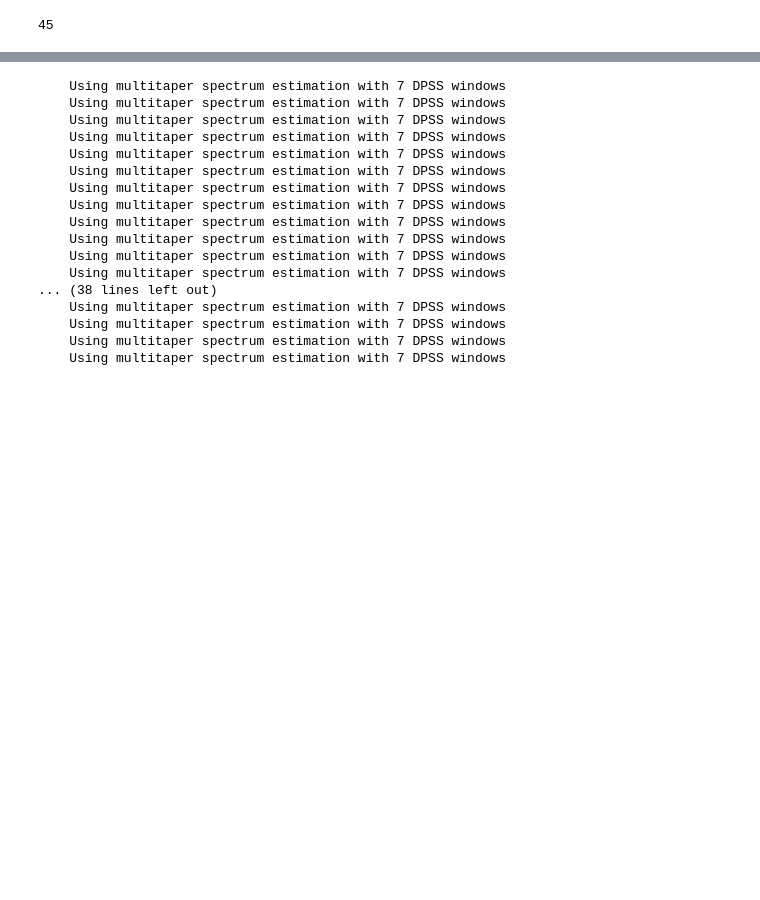
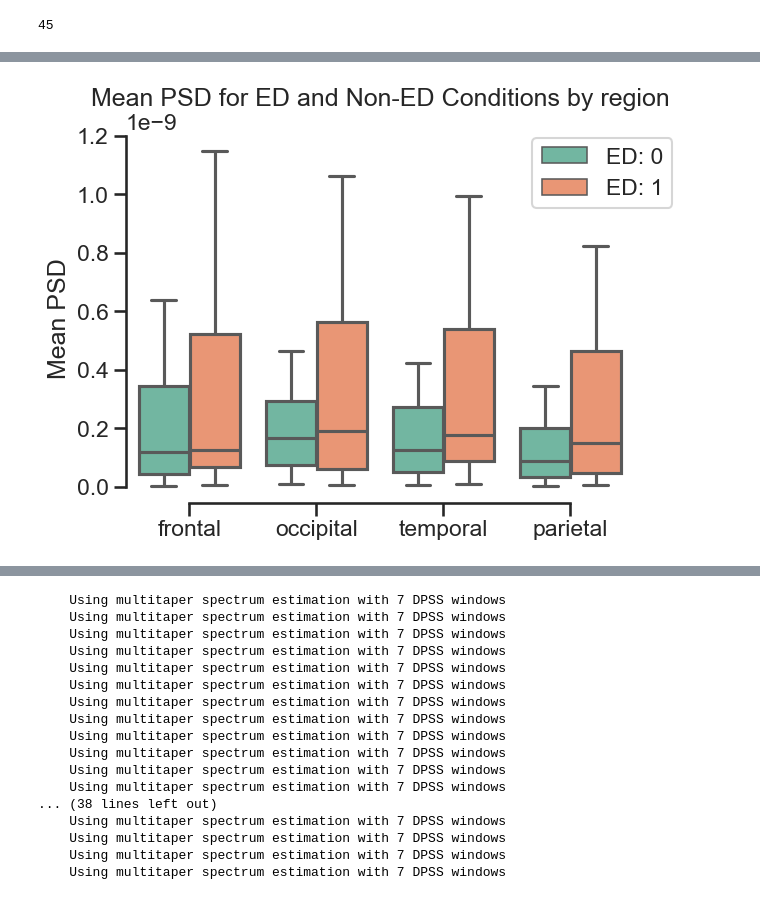
Before and after one commit to AndrlmMass/Ketamine-project, a Jupyter notebook: DataAnalysis/EEG_analysis/MainAnal/SpectrumAnalyses.ipynb, the cells around one changed output, grey strips where cells are left out. Cells and saved outputs as stored; diff of their text form; code cells hidden in the pictures; blank space fills up the shorter version.

```diff
--- a/DataAnalysis/EEG_analysis/MainAnal/SpectrumAnalyses.ipynb
+++ b/DataAnalysis/EEG_analysis/MainAnal/SpectrumAnalyses.ipynb
@@ -295,0 +313,8 @@ plt.show()
+# %%
+#Get sum of squares and mean squared as above
+from statistics import mean
+
+for freq in freqs.keys():
+    mean_squared = math.log(mean([mean(freqs[freq]['Non-ED']),mean(freqs[freq]['ED: 1']),mean(freqs[freq]['ED_ON: 1 & 0']), mean(freqs[freq]['ED_ON: 0']),mean(freqs[freq]['ED_ON: 1'])]))
+    sum_of_squares = math.log(sum([(x - mean_squared)**2 for x in freqs[freq]['Non-ED'] + freqs[freq]['ED: 1'] + freqs[freq]['ED_ON: 1 & 0'] + freqs[freq]['ED_ON: 0'] + freqs[freq]['ED_ON: 1']]))
+    print('Frequency: ', freq, 'Sum of squares: ', sum_of_squares, 'Mean squared: ', mean_squared)
@@ -468,3 +501,8 @@ df5 = len(freqs['Alpha']['ED_ON: 1'])-1
 print(df1+df2+df3+df4+df5)
 # %% [output]
 45
+# %%
+file_path = 'M:\\pc\\Dokumenter\\GitHub\\Ketamine-project\\DataAnalysis\\EEG_analysis\\PreProc\\BadEpochsRejected\\DataB_AutoRej_2.pkl.'
+with open(file_path,'rb') as g:
+            raw = pickle.load(g)
+DataA = raw.copy()
@@ -470,0 +576,66 @@ print(df1+df2+df3+df4+df5)
+# %%
+#Same as above, create boxplots for all frequencies with binary ego dissolution classification
+from scipy.stats import ttest_ind
+import matplotlib.pyplot as plt
+import scipy.stats as st
+import seaborn as sns
+import pandas as pd
+import statistics
+#Convert all the frequencies to alpha, beta, theta, delta and gamma
+#Alpha: 8-12 Hz
+#Beta: 13-30 Hz
+#Theta: 4-7 Hz
+#Delta: 1-3 Hz
+#Gamma: 31-50 Hz
+
+
+#Create a dictionary with the frequencies
+freqs = {'Alpha':{'ED: 0':{'frontal':[],'occipital':[], 'temporal':[],'parietal':[]},
+        'ED: 1':{'frontal':[],'occipital':[], 'temporal':[],'parietal':[]}},
+        'Beta':{'ED: 0':{'frontal':[],'occipital':[], 'temporal':[],'parietal':[]},
+        'ED: 1':{'frontal':[],'occipital':[], 'temporal':[],'parietal':[]}},
+        'Theta':{'ED: 0':{'frontal':[],'occipital':[], 'temporal':[],'parietal':[]},
+        'ED: 1':{'frontal':[],'occipital':[], 'temporal':[],'parietal':[]}},
+        'Delta':{'ED: 0':{'frontal':[],'occipital':[], 'temporal':[],'parietal':[]},
+        'ED: 1':{'frontal':[],'occipital':[], 'temporal':[],'parietal':[]}},
+        'Gamma':{'ED: 0':{'frontal':[],'occipital':[], 'temporal':[],'parietal':[]},
+        'ED: 1':{'frontal':[],'occipital':[], 'temporal':[],'parietal':[]}}}
+for cond in psdss.keys():
+    for reg in psdss[cond].keys():
+        for psd in psdss[cond][reg]:
+            freqs['Alpha'][cond][reg].append(np.mean(psd[8:12],axis=0))
+            freqs['Beta'][cond][reg].append(np.mean(psd[13:30],axis=0))
+            freqs['Theta'][cond][reg].append(np.mean(psd[4:7],axis=0))
+            freqs['Delta'][cond][reg].append(np.mean(psd[1:3],axis=0))
+            freqs['Gamma'][cond][reg].append(np.mean(psd[31:50],axis=0))
+# Create a list of dictionaries for each observation
+obs_list = []
+for freq in freqs.keys():
+    for cond in freqs[freq].keys():
+        for reg in freqs[freq][cond].keys():
+            obs_dict = {'Frequency': freq,
+                        'Condition': cond,
+                        'Region': reg,
+                        'Mean PSD': np.mean(freqs[freq][cond][reg])}
+            obs_list.append(obs_dict)
+
+# Create a pandas dataframe from the list of dictionaries
+df = pd.DataFrame(obs_list)
+
+# Plot a boxplot using seaborn
+# Plot the difference between each region within each condition within each power
+sns.boxplot(x='Region', y='Mean PSD', hue='Condition', data=df, hue_order=['ED: 0', 'ED: 1'], palette='Set2', order=['frontal', 'occipital', 'temporal', 'parietal'], showfliers=False)
+
+# Adjust the appearance of the plot
+sns.despine(trim=True)
+sns.set_context('talk')
+plt.xlabel('')
+plt.ylabel('Mean PSD')
+plt.legend(title='Condition')
+plt.tight_layout()
+plt.legend(loc=(0.8,0.8))
+plt.title('Mean PSD for ED and Non-ED Conditions by region')
+
+plt.savefig('M:\\pc\\Dokumenter\\GitHub\\Ketamine-project\\DataAnalysis\\EEG_analysis\\MainAnal\\SpectrumAnal\\reg_psd_ed_comp.png', dpi=300)
+# %% [output]
+[figure, added]
```
Also changed, not shown: parts of 19 cells of this notebook.
